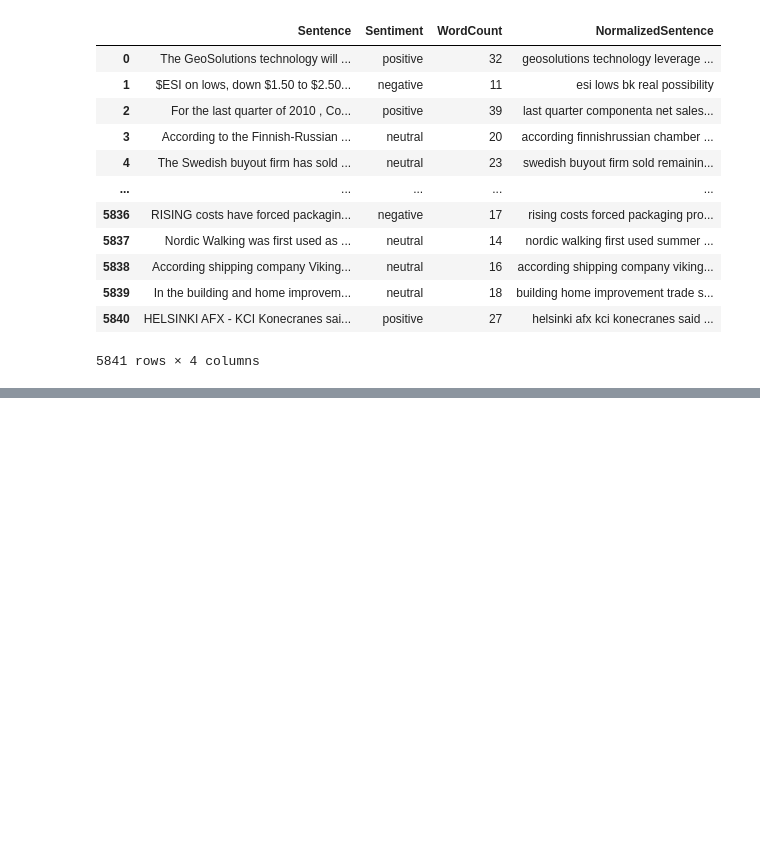
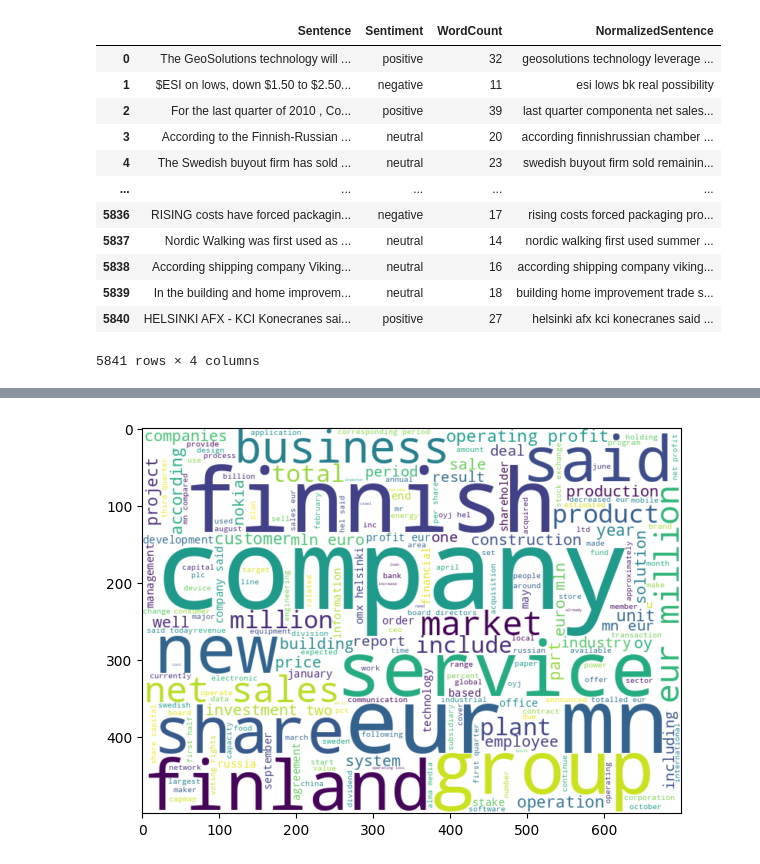
Before and after one commit to ganeshteli/sentiment-analysis-with-neural-networks, a Jupyter notebook: app.ipynb, the cells around one changed output, grey strips where cells are left out. Drawn from its saved outputs; the diff is of its cells as text; code cells hidden in the pictures; blank space fills up the shorter version.

```diff
--- a/app.ipynb
+++ b/app.ipynb
@@ -140,0 +167,8 @@ financial_data
+# %%
+neutral_wordcloud = WordCloud(width = 700, height = 500, background_color = "white").generate(neutral_text)
+
+plt.figure(figsize = (7, 5))
+plt.imshow(neutral_wordcloud, interpolation = "bilinear")
+plt.show()
+# %% [output]
+[figure, added]
```
Also changed, not shown: parts of 3 cells of this notebook.
